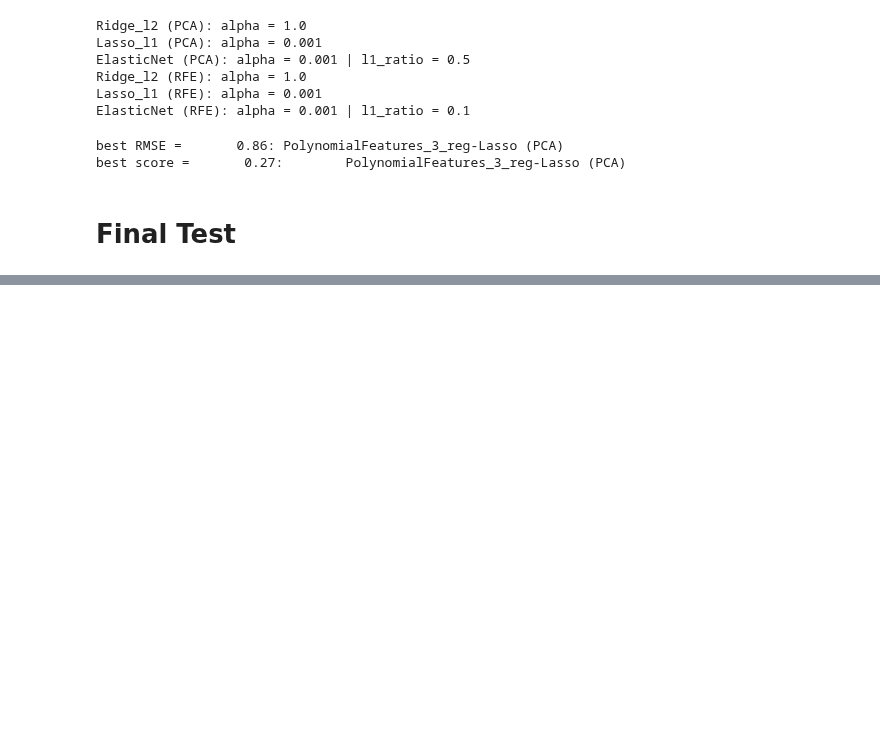
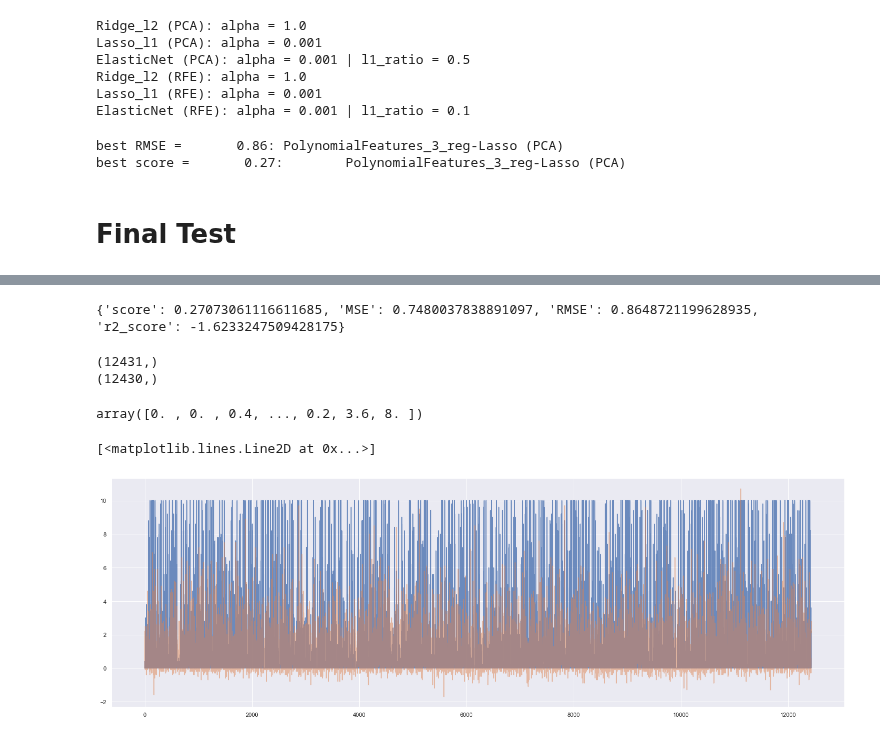
Before and after one commit to AgustinBaffo/CEIA, a Jupyter notebook: 03 - Analisis de Datos/TP-Final/4_Regression.ipynb, the cells around one changed output, grey strips where cells are left out. Cells and saved outputs as stored; diff of their text form; code cells hidden in the pictures; blank space fills up the shorter version.

Commit message:
test regression

```diff
--- a/03 - Analisis de Datos/TP-Final/4_Regression.ipynb
+++ b/03 - Analisis de Datos/TP-Final/4_Regression.ipynb
@@ -343,11 +349,11 @@ ElasticNet (RFE): alpha = 0.001 | l1_ratio = 0.1
 
 
 # # Load
-# open_file = open('./data/reg_list.pkl', "rb")
-# model_list = pickle.load(open_file)
-# open_file.close()
+open_file = open('./data/reg_list.pkl', "rb")
+model_list = pickle.load(open_file)
+open_file.close()
 
-# models_df = pd.read_pickle('./data/reg_df.pkl')
+models_df = pd.read_pickle('./data/reg_df.pkl')
 # %%
 metrics_list=["RMSE"]
 for met in metrics_list:
@@ -371,0 +407,46 @@ best score =       0.27:        PolynomialFeatures_3_reg-Lasso (PCA)
+# %%
+# Delete this
+poly_reg = PolynomialFeatures(degree=3,interaction_only=True).fit(X_train_pca)
+# %%
+# Transform PCA
+X_test_pca = pca.transform(X_test)
+
+# Predict
+X_test_poly = poly_reg.transform(X_test_pca)
+y_pred = best_model.predict(X_test_poly)
+
+# Get metrics
+test_metrics={
+    'score': best_model.score(X_test_poly, y_test),
+    'MSE': mean_squared_error(y_pred, y_test, squared=True),
+    'RMSE': mean_squared_error(y_pred, y_test, squared=False),
+    'r2_score': r2_score(y_pred,y_test)
+}
+
+print(test_metrics)
+# %% [output]
+{'score': 0.27073061116611685, 'MSE': 0.7480037838891097, 'RMSE': 0.8648721199628935, 'r2_score': -1.6233247509428175}
+# %%
+# Inverse scalign of y_test and y_pred
+scaler_RainfallTomorrow = param_dict['scaler_RainfallTomorrow']
+y_test_unscaled = scaler_RainfallTomorrow.inverse_transform(y_test).round(1)
+y_pred_unscaled = scaler_RainfallTomorrow.inverse_transform(y_pred).round(1)
+# %%
+print(x.shape)
+print(y_test_unscaled.shape)
+# %% [output]
+(12431,)
+(12430,)
+# %%
+y_test_unscaled
+# %% [output]
+array([0. , 0. , 0.4, ..., 0.2, 3.6, 8. ])
+# %%
+TRUNC = 300 #-1: do not trunc
+x = np.linspace(0,y_test_unscaled.shape[0]-1,y_test_unscaled.shape[0])
+plt.figure(figsize=(25,8))
+plt.plot(x[0:TRUNC],y_test_unscaled[0:TRUNC],alpha=.8)
+plt.plot(x[0:TRUNC],y_pred_unscaled[0:TRUNC],alpha=.5)
+# %% [output]
+[<matplotlib.lines.Line2D at 0x...>]
+[figure, added]
```
Also changed, not shown: parts of 9 cells of this notebook, 4 other files.
